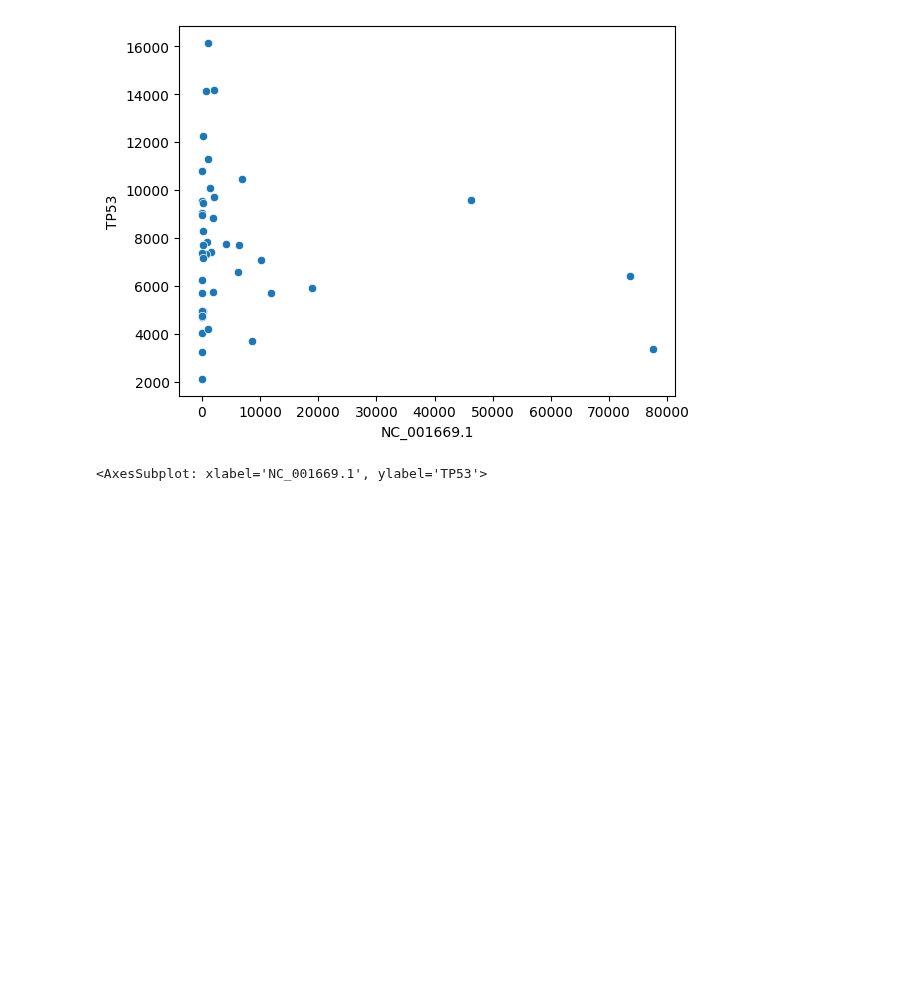
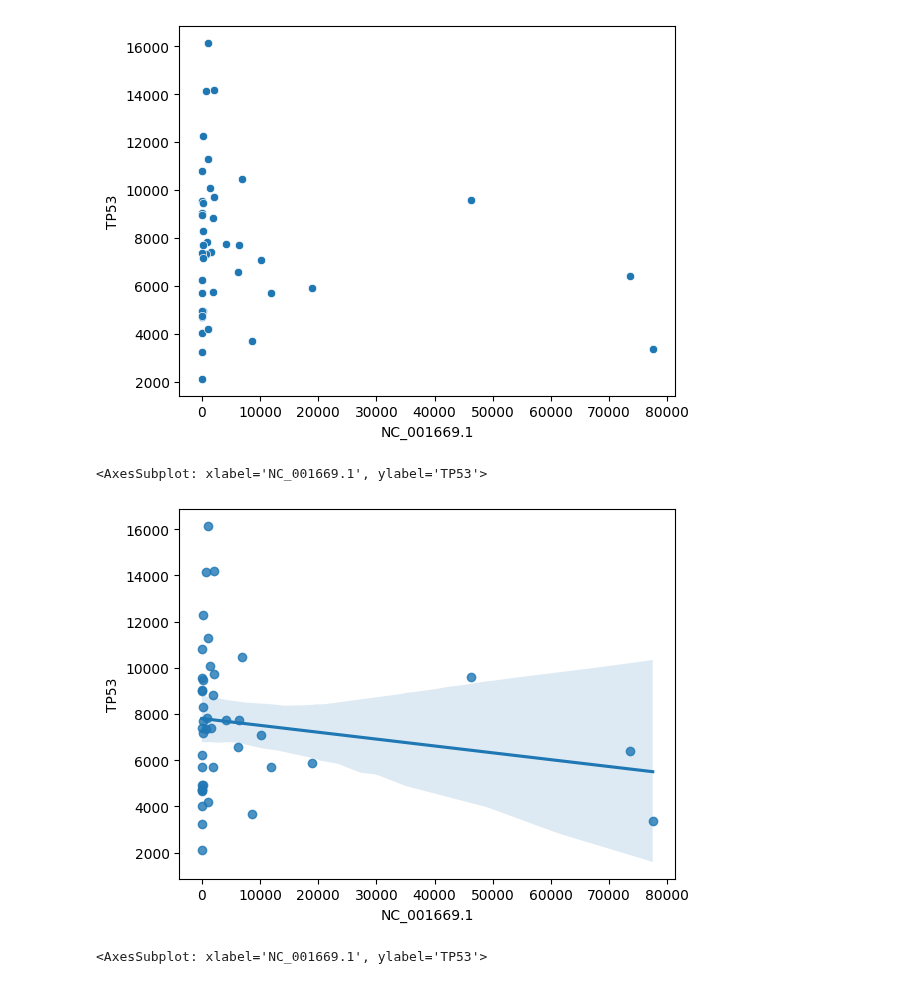
Before and after one commit to ucsffrancislab/genomics, a Jupyter notebook: data/20220804-RaleighLab-RNASeq/20230519-Viral/analysis_threshold_1.ipynb, the cells around one changed output. Saved outputs shown, nothing was run; the diff lists cells and outputs as text; code cells hidden in the pictures; blank space fills up the shorter version.

```diff
--- a/data/20220804-RaleighLab-RNASeq/20230519-Viral/analysis_threshold_1.ipynb
+++ b/data/20220804-RaleighLab-RNASeq/20230519-Viral/analysis_threshold_1.ipynb
@@ -253,6 +253,11 @@ sns.scatterplot(data=sv40_pos_feature_counts_plus.T, x="NC_001669.1", y="TP53")
 # %% [output]
 <AxesSubplot: xlabel='NC_001669.1', ylabel='TP53'>
 [figure]
+# %%
+sns.regplot(data=sv40_pos_feature_counts_plus.T, x="NC_001669.1", y="TP53")
+# %% [output]
+<AxesSubplot: xlabel='NC_001669.1', ylabel='TP53'>
+[figure, added]
 # %%
 sns.scatterplot(data=np.log(sv40_pos_feature_counts_plus.T), x="NC_001669.1", y="TP53")
 # %% [output]
```
Also changed, not shown: parts of 1 cell of this notebook.
